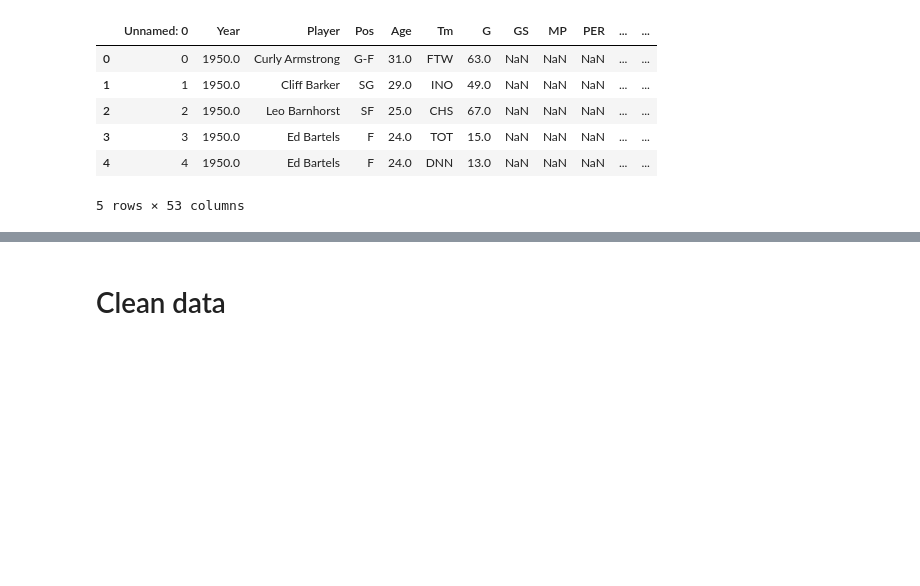
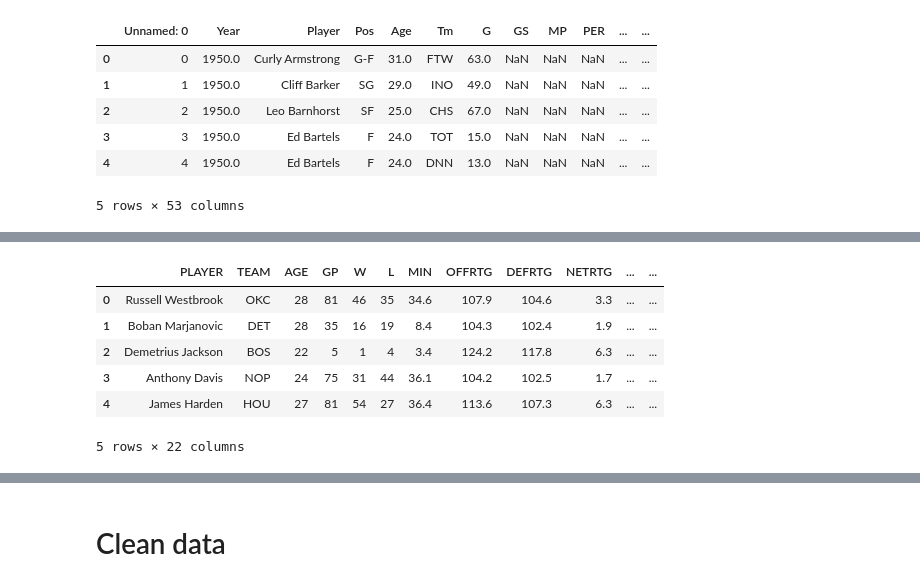
Before and after one commit to dcleung/CIS520-Project, a Jupyter notebook: Notebooks/NBA_Salaries.ipynb, the cells around one changed output, grey strips where cells are left out. Drawn from its saved outputs; the diff is of its cells as text; code cells hidden in the pictures; blank space fills up the shorter version.

```diff
--- a/Notebooks/NBA_Salaries.ipynb
+++ b/Notebooks/NBA_Salaries.ipynb
@@ -79,0 +94,10 @@ salary_cap_df
+# %%
+pie_df.head()
+# %% [output]
+|  | PLAYER | TEAM | AGE | GP | W | L | MIN | OFFRTG | DEFRTG | NETRTG | ... | ... |
+| 0 | Russell Westbrook | OKC | 28 | 81 | 46 | 35 | 34.6 | 107.9 | 104.6 | 3.3 | ... | ... |
+| 1 | Boban Marjanovic | DET | 28 | 35 | 16 | 19 | 8.4 | 104.3 | 102.4 | 1.9 | ... | ... |
+| 2 | Demetrius Jackson | BOS | 22 | 5 | 1 | 4 | 3.4 | 124.2 | 117.8 | 6.3 | ... | ... |
+| 3 | Anthony Davis | NOP | 24 | 75 | 31 | 44 | 36.1 | 104.2 | 102.5 | 1.7 | ... | ... |
+| 4 | James Harden | HOU | 27 | 81 | 54 | 27 | 36.4 | 113.6 | 107.3 | 6.3 | ... | ... |
+5 rows × 22 columns
```
Also changed, not shown: parts of 29 cells of this notebook.
